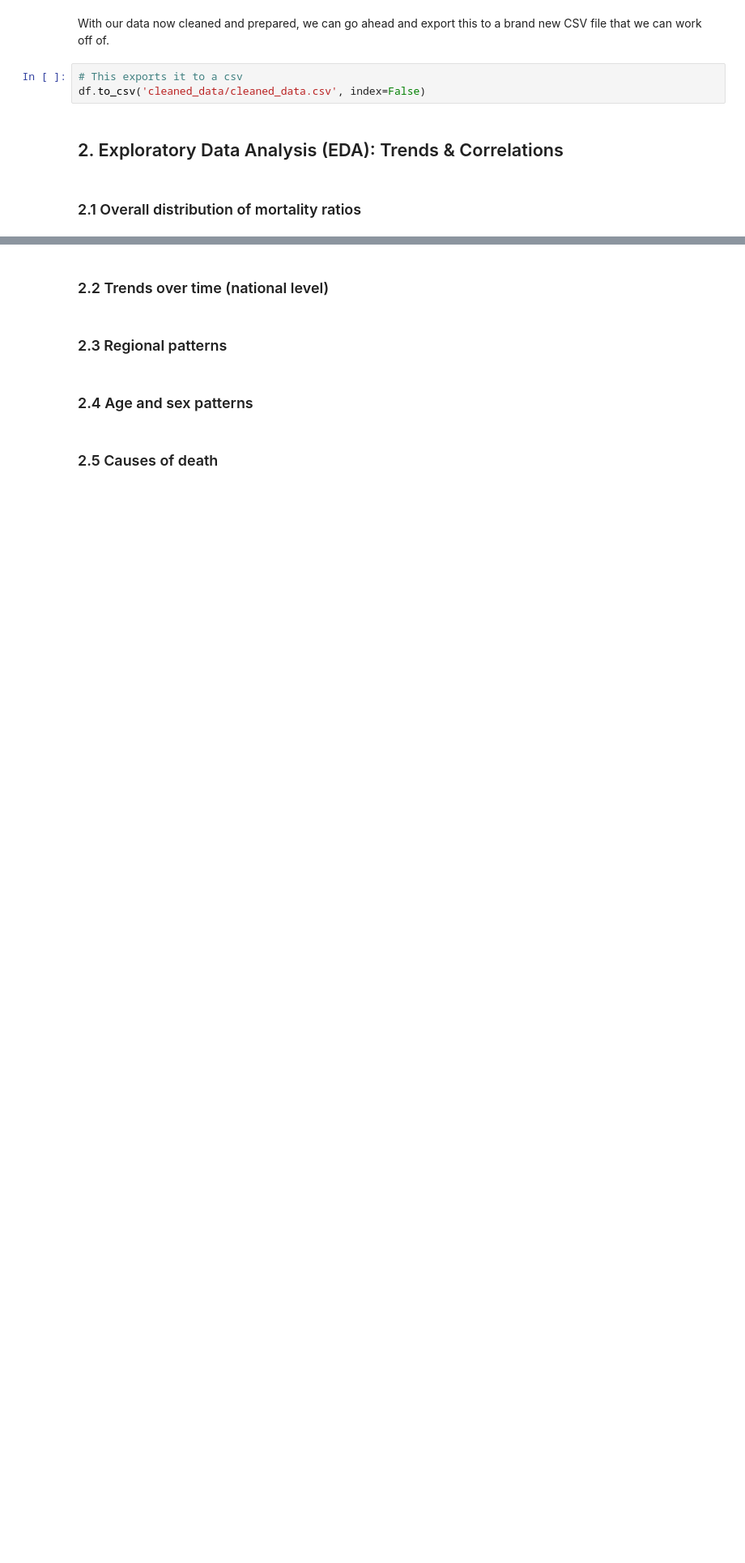
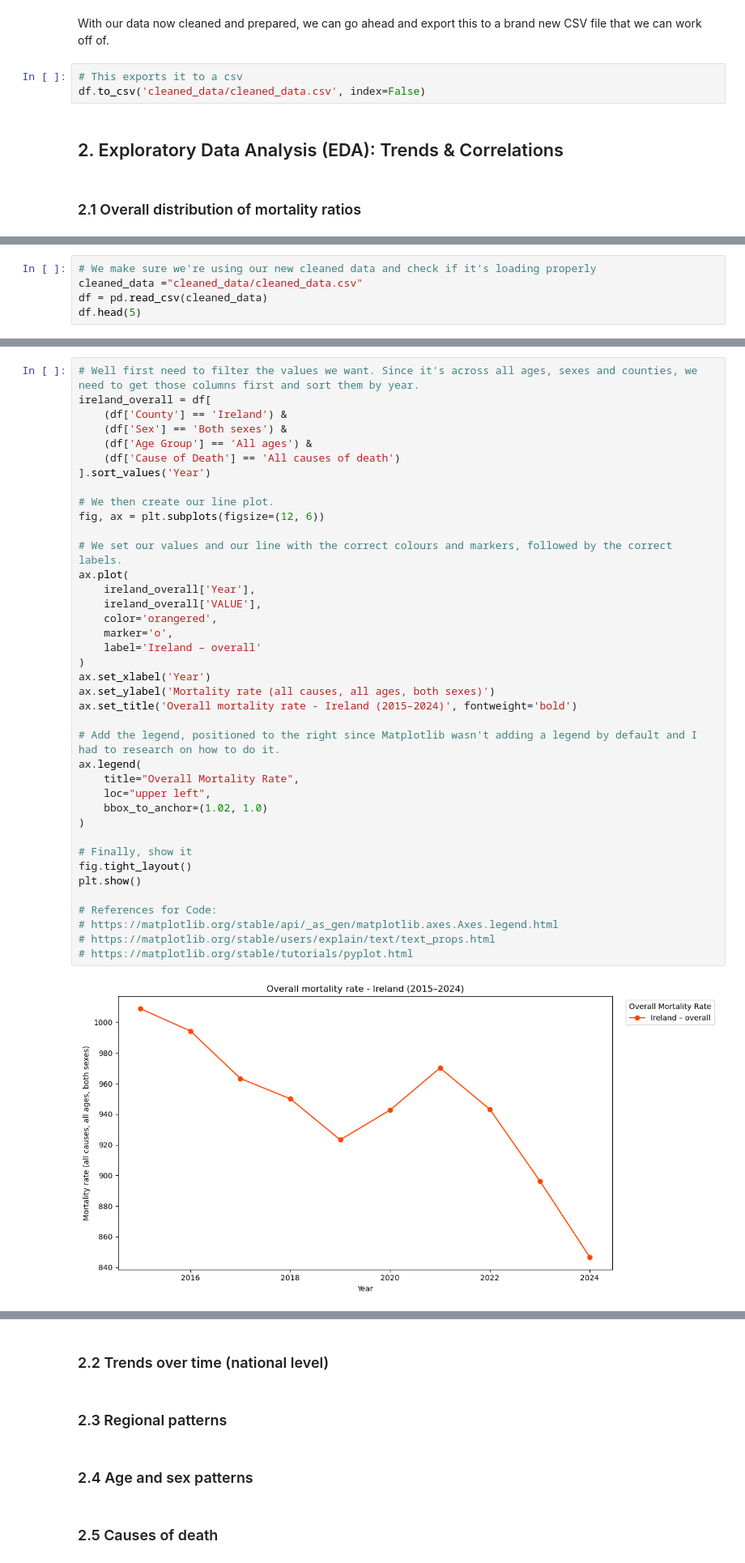
Before and after one commit to LoicBagnoud/Programming-for-Data-Analytics-Project, a Jupyter notebook: Project.ipynb, the cells around one changed output, grey strips where cells are left out. Shown: that part at 81% size. Drawn from its saved outputs; the diff is of its cells as text; blank space fills up the shorter version.

Commit message:
Overall Mortality Code

```diff
--- a/Project.ipynb
+++ b/Project.ipynb
@@ -167,0 +172,5 @@ df.to_csv('cleaned_data/cleaned_data.csv', index=False)
+# %%
+# We make sure we're using our new cleaned data and check if it's loading properly
+cleaned_data ="cleaned_data/cleaned_data.csv"
+df = pd.read_csv(cleaned_data)
+df.head(5)
@@ -167,0 +201,41 @@ df.to_csv('cleaned_data/cleaned_data.csv', index=False)
+# %%
+# Well first need to filter the values we want. Since it's across all ages, sexes and counties, we need to get those columns first and sort them by year.
+ireland_overall = df[
+    (df['County'] == 'Ireland') &
+    (df['Sex'] == 'Both sexes') &
+    (df['Age Group'] == 'All ages') &
+    (df['Cause of Death'] == 'All causes of death')
+].sort_values('Year')
+
+# We then create our line plot.
+fig, ax = plt.subplots(figsize=(12, 6))
+
+# We set our values and our line with the correct colours and markers, followed by the correct labels.
+ax.plot(
+    ireland_overall['Year'],
+    ireland_overall['VALUE'],
+    color='orangered',
+    marker='o',
+    label='Ireland – overall'
+)
+ax.set_xlabel('Year')
+ax.set_ylabel('Mortality rate (all causes, all ages, both sexes)')
+ax.set_title('Overall mortality rate - Ireland (2015–2024)', fontweight='bold')
+
+# Add the legend, positioned to the right since Matplotlib wasn't adding a legend by default and I had to research on how to do it.
+ax.legend(
+    title="Overall Mortality Rate",
+    loc="upper left",
+    bbox_to_anchor=(1.02, 1.0)
+)
+
+# Finally, show it
+fig.tight_layout()
+plt.show()
+
+# References for Code:
+# https://matplotlib.org/stable/api/_as_gen/matplotlib.axes.Axes.legend.html
+# https://matplotlib.org/stable/users/explain/text/text_props.html
+# https://matplotlib.org/stable/tutorials/pyplot.html
+# %% [output]
+[figure, added]
```
Also changed, not shown: parts of 9 cells of this notebook, 1 other file.
